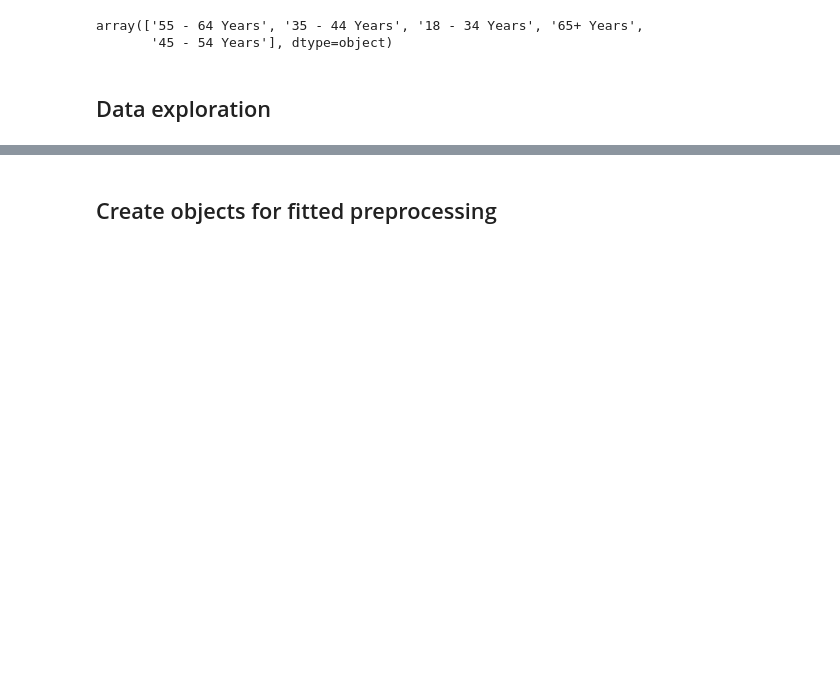
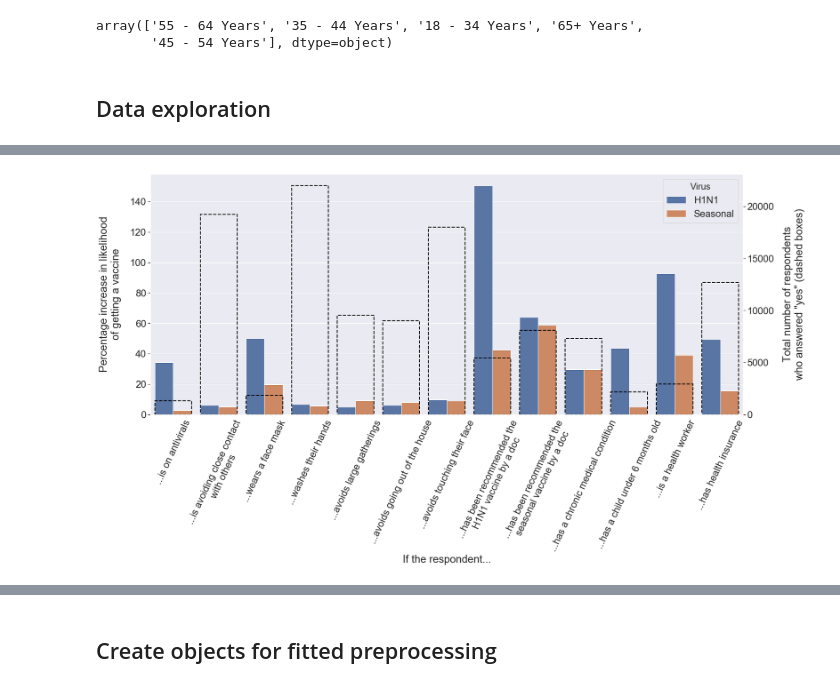
Before and after one commit to ScottVinay/Flu-shot-learning, a Jupyter notebook: flu.ipynb, the cells around one changed output, grey strips where cells are left out. Cells and saved outputs as stored; diff of their text form; code cells hidden in the pictures; blank space fills up the shorter version.

```diff
--- a/flu.ipynb
+++ b/flu.ipynb
@@ -145,0 +171,5 @@ plt.show()
+# %%
+binvars = ['behavioral_antiviral_meds','behavioral_avoidance','behavioral_face_mask','behavioral_wash_hands',
+           'behavioral_large_gatherings','behavioral_outside_home','behavioral_touch_face','doctor_recc_h1n1',
+           'doctor_recc_seasonal','chronic_med_condition','child_under_6_months','health_worker','health_insurance']
+opinioncols = [col for col in dfx.columns if 'opinion' in col]
@@ -145,0 +199,40 @@ plt.show()
+# %%
+increase_list = binvardata_h1n1 + binvardata_seas
+virus_list = ['H1N1']*len(binvardata_h1n1) + ['Seasonal']*len(binvardata_seas)
+df_for_plotting_binvars = pd.DataFrame({
+    'Binary Variable': binvars + binvars,
+    'Increase':increase_list,
+    'Virus':virus_list
+})
+# %%
+translated_binvars = [
+    '...is on antivirals',
+    '...is avoiding close contact\nwith others',
+    '...wears a face mask',
+    '...washes their hands',
+    '...avoids large gatherings',
+    '...avoids going out of the house',
+    '...avoids touching their face',
+    '...has been recommended the\nH1N1 vaccine by a doc',
+    '...has been recommended the\nseasonal vaccine by a doc',
+    '...has a chronic medical condition',
+    '...has a child under 6 months old',
+    '...is a health worker',
+    '...has health insurance'
+]
+# %%
+sns.set(font_scale=2)
+dftemp = pd.DataFrame({'Binary Variable': binvars, 'Total':totals})
+f, ax1 = plt.subplots(figsize=(24,10))
+plt.xticks(rotation=65);
+ax2 = ax1.twinx()
+ax2.grid()
+sns.barplot(x='Binary Variable', y='Increase', hue='Virus', data=df_for_plotting_binvars, ax=ax1)
+sns.barplot(x='Binary Variable', y='Total', data=dftemp, ax=ax2, fill=False, edgecolor=(0,0,0), linewidth=2, linestyle='--')
+ax1.set_ylabel('Percentage increase in likelihood\nof getting a vaccine', labelpad=20)
+ax2.set_ylabel('Total number of respondents\nwho answered "yes" (dashed boxes)', labelpad=20)
+ax1.set_xlabel('If the respondent...');
+ax1.set_xticklabels(translated_binvars);
+plt.savefig('flu_behaviour_02.png',bbox_inches='tight')
+# %% [output]
+[figure, added]
```
Also changed, not shown: parts of 40 cells of this notebook, 3 other files.
